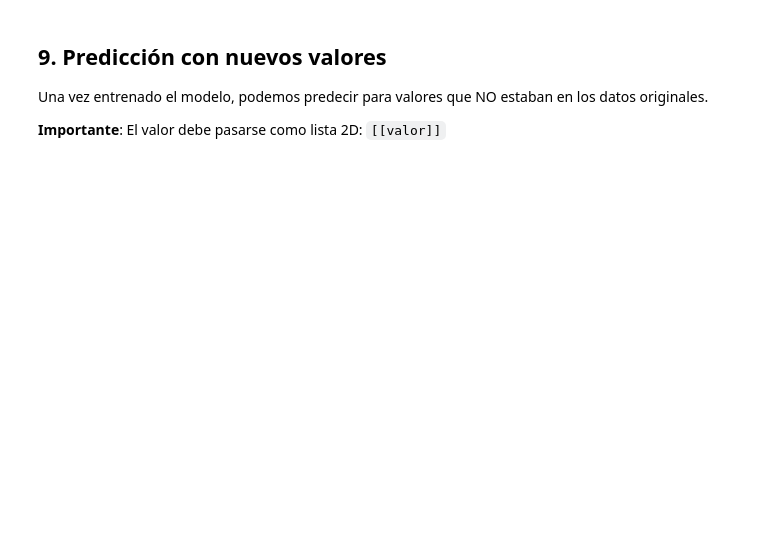
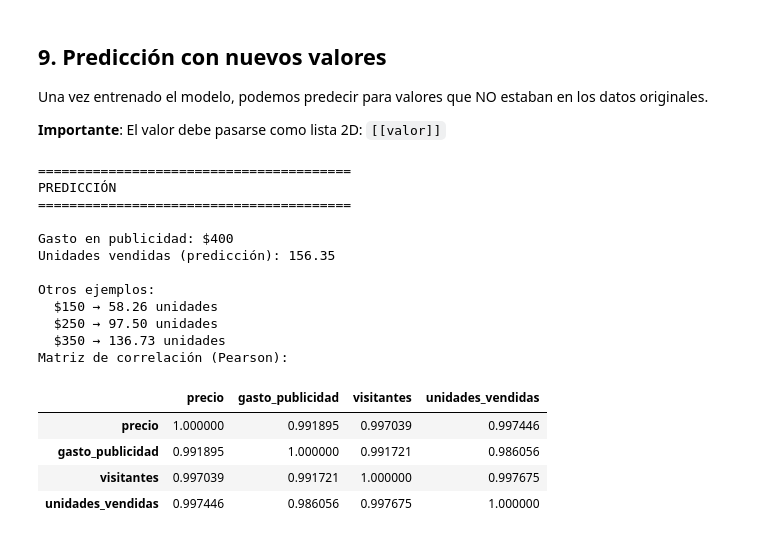
Before and after one commit to ArturLazurenko/CienciaDeDatos, a Jupyter notebook: Semana 4/Archivos/EjercicioMongo.ipynb, the cells around one changed output. Cells and saved outputs as stored; diff of their text form; code cells hidden in the pictures; blank space fills up the shorter version.

```diff
--- a/Semana 4/Archivos/EjercicioMongo.ipynb
+++ b/Semana 4/Archivos/EjercicioMongo.ipynb
@@ -282,18 +319,41 @@ Una vez entrenado el modelo, podemos predecir para valores que NO estaban en los
 
 **Importante**: El valor debe pasarse como lista 2D: `[[valor]]`
 # %%
+import scipy.stats as stats
 # Predicción: cuánto venderíamos con $400 de publicidad?
 gasto_nuevo = 400 # Cambiar según lo que se quiere invertir en publicidad
 prediccion = modelo.predict([[gasto_nuevo]])
 
 print("=" * 40)
 print("PREDICCIÓN")
 print("=" * 40)
 print(f"\nGasto en publicidad: ${gasto_nuevo}")
 print(f"Unidades vendidas (predicción): {prediccion[0]:.2f}")
 
 # Más ejemplos
 print("\nOtros ejemplos:")
 for gasto in [150, 250, 350]: # Cambiar o añadir cantidades en publicidad
     pred = modelo.predict([[gasto]])[0]
     print(f"  ${gasto} → {pred:.2f} unidades")
+
+pearson = df.select_dtypes(include=['number']).corr(method='pearson')
+print("Matriz de correlación (Pearson):")
+display(pearson)
+# %% [output]
+========================================
+PREDICCIÓN
+========================================
+
+Gasto en publicidad: $400
+Unidades vendidas (predicción): 156.35
+
+Otros ejemplos:
+  $150 → 58.26 unidades
+  $250 → 97.50 unidades
+  $350 → 136.73 unidades
+Matriz de correlación (Pearson):
+|  | precio | gasto_publicidad | visitantes | unidades_vendidas |
+| precio | 1.000000 | 0.991895 | 0.997039 | 0.997446 |
+| gasto_publicidad | 0.991895 | 1.000000 | 0.991721 | 0.986056 |
+| visitantes | 0.997039 | 0.991721 | 1.000000 | 0.997675 |
+| unidades_vendidas | 0.997446 | 0.986056 | 0.997675 | 1.000000 |
```
Also changed, not shown: parts of 5 cells of this notebook.
